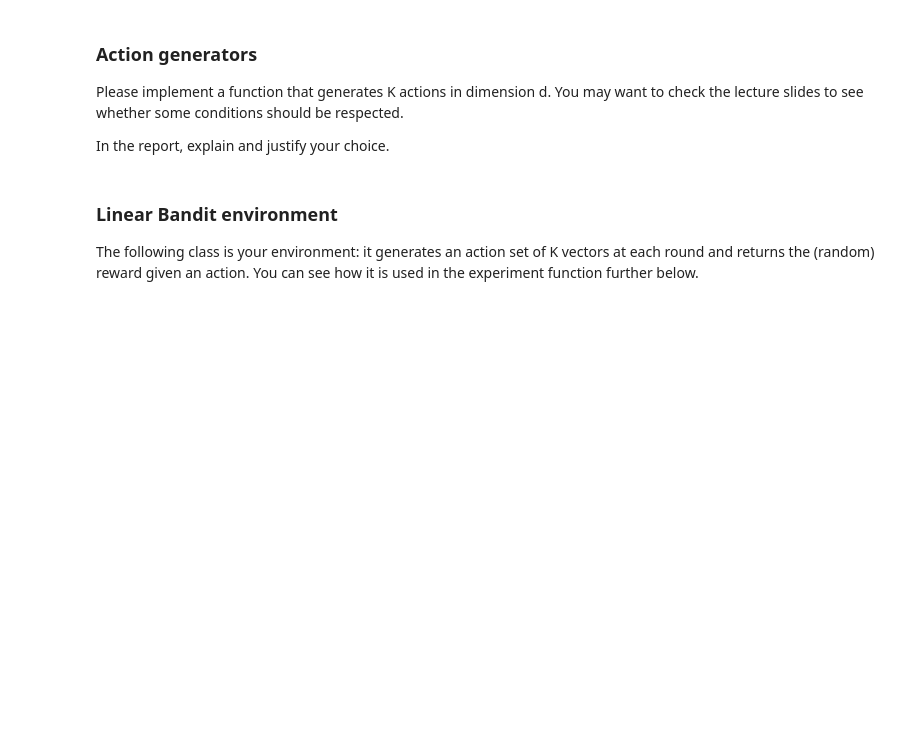
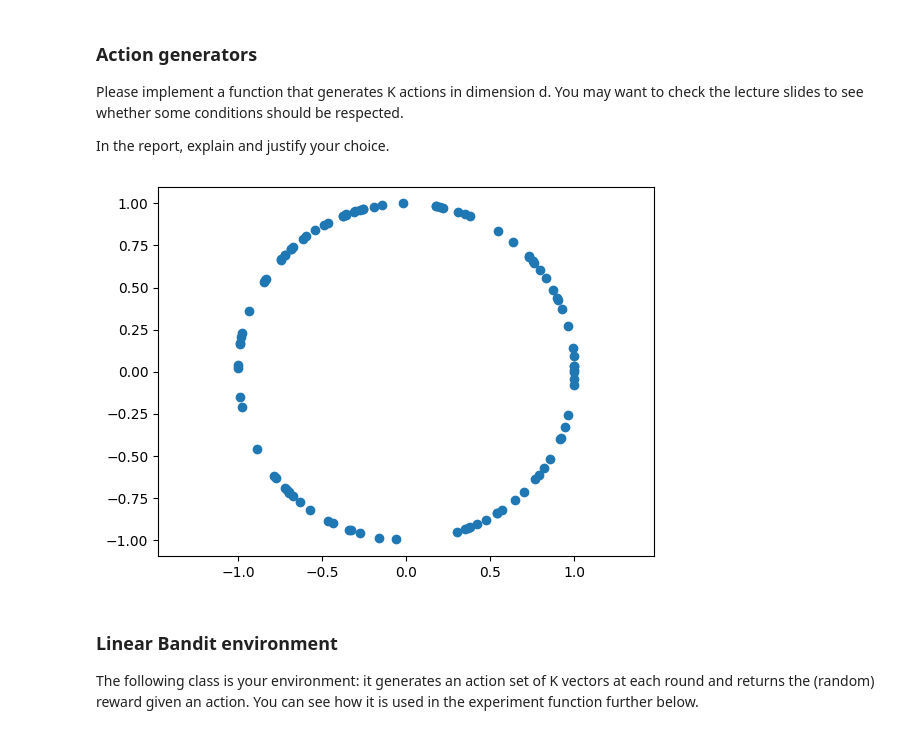
Before and after one commit to gregoirebechade/hw_rl, a Jupyter notebook: StochasticLinearBandits2024_companion_TBC.ipynb, the cells around one changed output. Cells and saved outputs as stored; diff of their text form; code cells hidden in the pictures; blank space fills up the shorter version.

```diff
--- a/StochasticLinearBandits2024_companion_TBC.ipynb
+++ b/StochasticLinearBandits2024_companion_TBC.ipynb
@@ -67,10 +67,24 @@ In the report, explain and justify your choice.
 # %%
 def ActionsGenerator(K,d, mean=None):
     """
     K: int -- number of action vectors to be generated
     d : int -- dimension of the action space
     returns : an array of K vectors uniformly sampled on the unit sphere in R^d
     """
+    actions = []
+    for i in range(K):
+        x = np.random.normal(0,1,d)
+        x /= np.linalg.norm(x)
+        actions.append(x)
+    return np.array(actions)
+actions = ActionsGenerator(100,2)
+x, y = actions[:, 0], actions[:, 1]
+
+plt.plot(x, y,  'o')
+plt.axis('equal')
+plt.show()
+# %% [output]
+[figure, added]
 # %% [markdown]
 ### Linear Bandit environment
 
```
Also changed, not shown: 8 other files.
